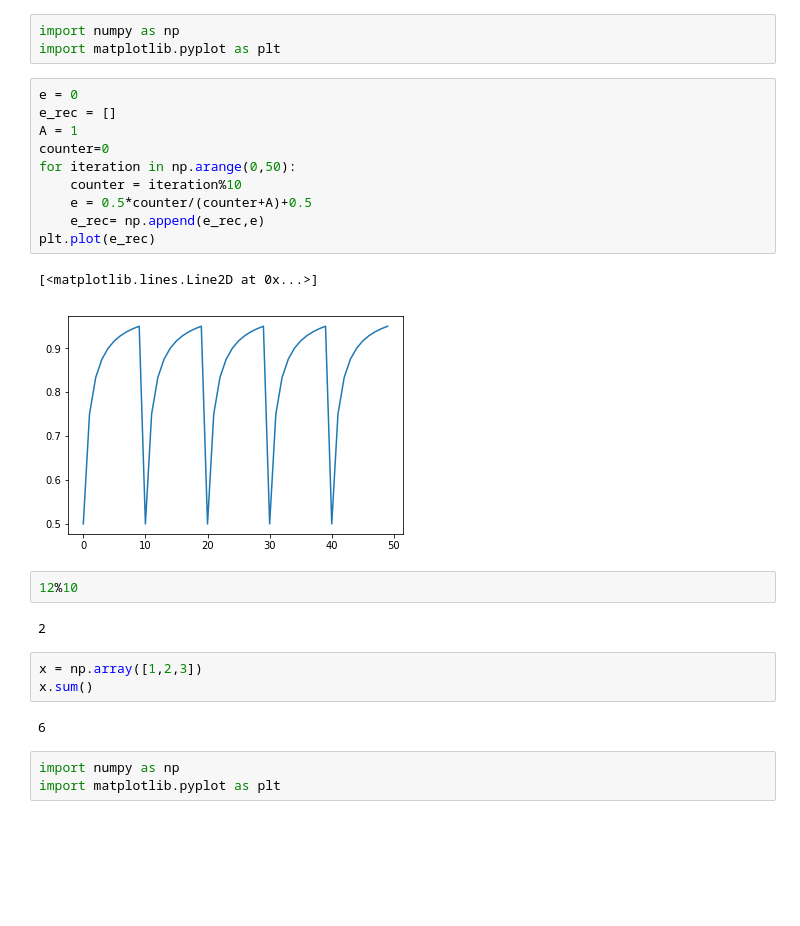
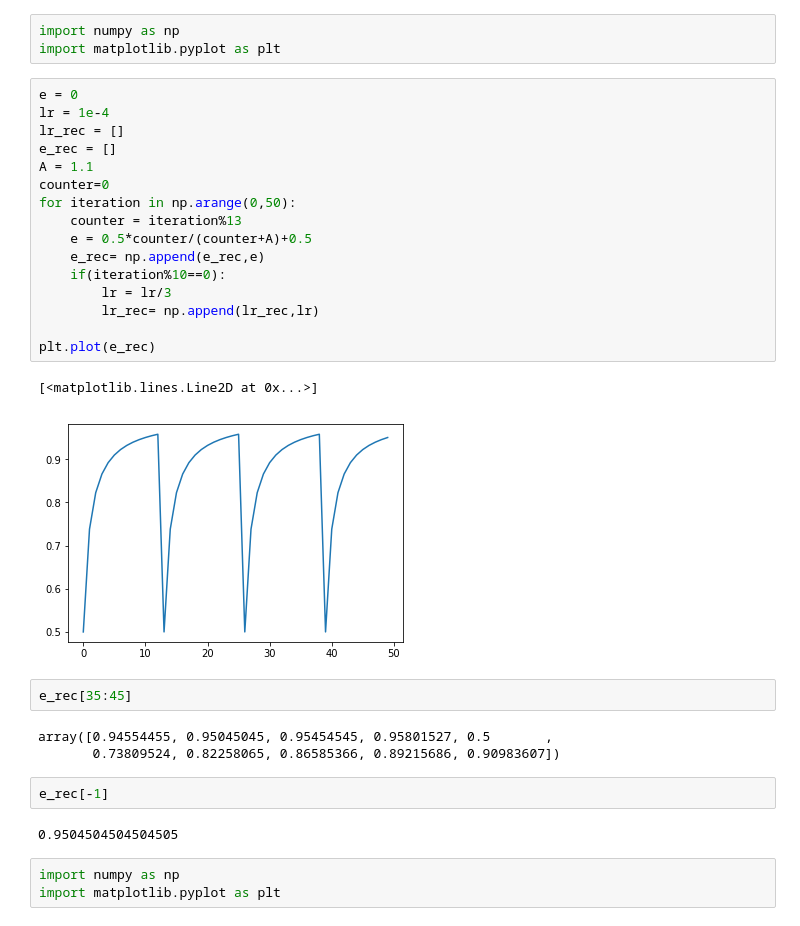
Before and after one commit to shaswot/dsn_eno, a Jupyter notebook: scratch.ipynb, the cells around one changed output. Drawn from its saved outputs; the diff is of its cells as text; blank space fills up the shorter version.

```diff
--- a/scratch.ipynb
+++ b/scratch.ipynb
@@ -3,26 +3,32 @@ import numpy as np
 import matplotlib.pyplot as plt
 # %%
 e = 0
+lr = 1e-4
+lr_rec = []
 e_rec = []
-A = 1
+A = 1.1
 counter=0
 for iteration in np.arange(0,50):
-    counter = iteration%10
+    counter = iteration%13
     e = 0.5*counter/(counter+A)+0.5
     e_rec= np.append(e_rec,e)
+    if(iteration%10==0):
+        lr = lr/3
+        lr_rec= np.append(lr_rec,lr)
+
 plt.plot(e_rec)
 # %% [output]
 [<matplotlib.lines.Line2D at 0x...>]
-[figure, old version]
+[figure, new version]
-# %%
-12%10
-# %% [output]
-2
-# %%
-x = np.array([1,2,3])
-x.sum()
-# %% [output]
-6
+# %%
+e_rec[35:45]
+# %% [output]
+array([0.94554455, 0.95045045, 0.95454545, 0.95801527, 0.5       ,
+       0.73809524, 0.82258065, 0.86585366, 0.89215686, 0.90983607])
+# %%
+e_rec[-1]
+# %% [output]
+0.9504504504504505
 # %%
 import numpy as np
 import matplotlib.pyplot as plt
```
Also changed, not shown: 43 other files.
